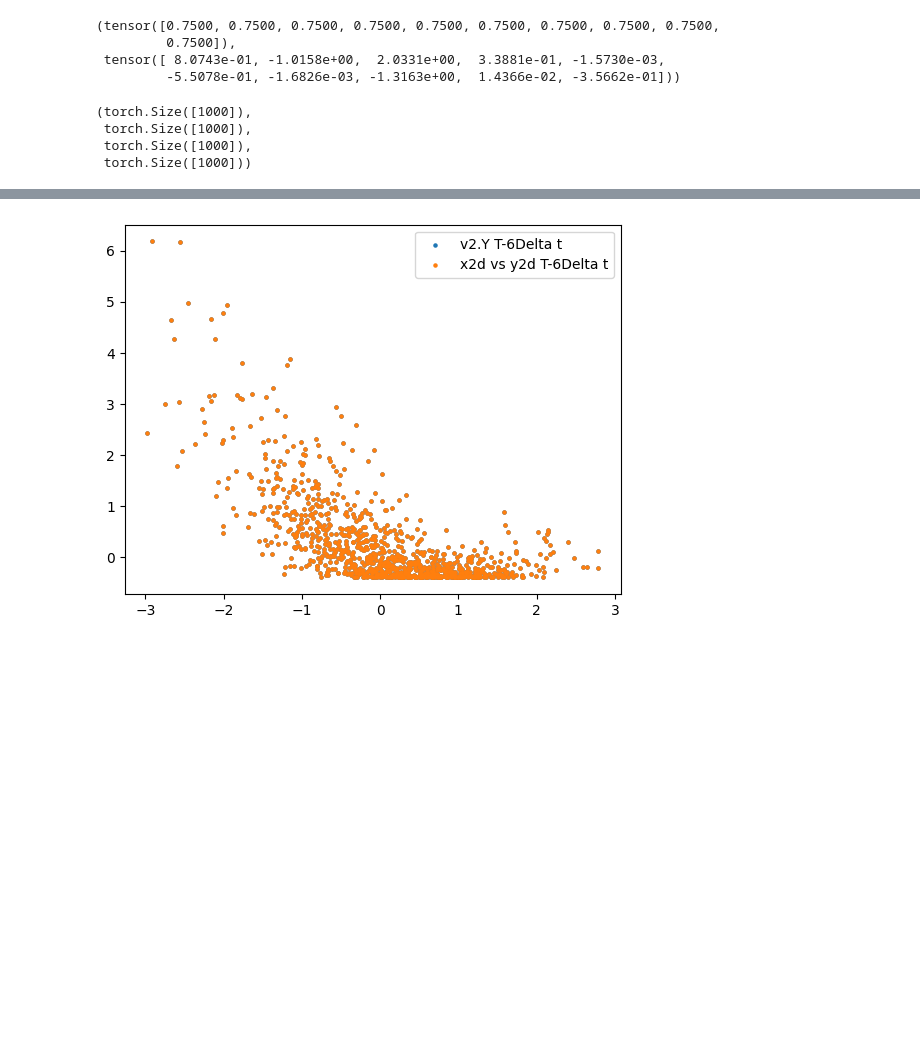
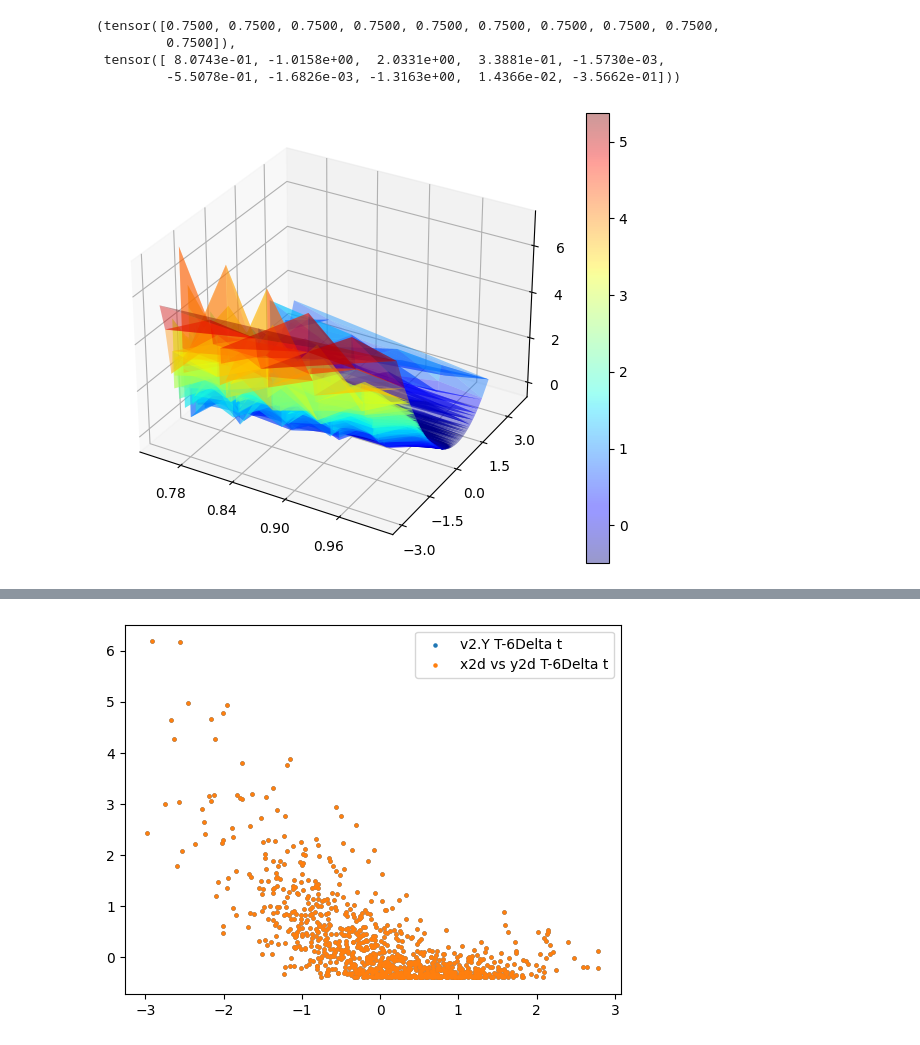
Before and after one commit to arashfahim/Stochastic_Control_FSU, a Jupyter notebook: Discrete_time_DPP.ipynb, the cells around one changed output, grey strips where cells are left out. Saved outputs shown, nothing was run; the diff lists cells and outputs as text; code cells hidden in the pictures; blank space fills up the shorter version.

```diff
--- a/Discrete_time_DPP.ipynb
+++ b/Discrete_time_DPP.ipynb
@@ -727,18 +757,21 @@ x2d[0:10,0],x2d[0:10,1]
          0.7500]),
  tensor([ 8.0743e-01, -1.0158e+00,  2.0331e+00,  3.3881e-01, -1.5730e-03,
          -5.5078e-01, -1.6826e-03, -1.3163e+00,  1.4366e-02, -3.5662e-01]))
-# %%
-tx = v2.TX
-x_term = tx[:,:,-1][:,1]
-y_term = v2.Y[:,:,-1][:,0]
-x_ = tx[:,:,-6][:,1]
-y_ = v2.Y[:,:,-6][:,0]
-x_.shape,y_.shape,x_term.shape,y_term.shape
-# %% [output]
-(torch.Size([1000]),
- torch.Size([1000]),
- torch.Size([1000]),
- torch.Size([1000]))
+# %%
+# %matplotlib widget
+fig = plt.figure()
+ax = fig.add_subplot(111, projection='3d')
+
+surf = ax.plot_trisurf(tx[:,0].reshape(-1).clone().detach().numpy(),tx[:,1].reshape(-1).clone().detach().numpy(), v2.Y.reshape(-1).clone().detach(), cmap=cm.jet, linewidth=0, alpha=0.4)
+fig.colorbar(surf)
+
+ax.xaxis.set_major_locator(MaxNLocator(5))
+ax.yaxis.set_major_locator(MaxNLocator(6))
+ax.zaxis.set_major_locator(MaxNLocator(5))
+
+fig.tight_layout();
+# %% [output]
+[figure, added]
 # %%
 class vval1d(nn.Module):
     def __init__(self):
```
Also changed, not shown: parts of 28 cells of this notebook.
